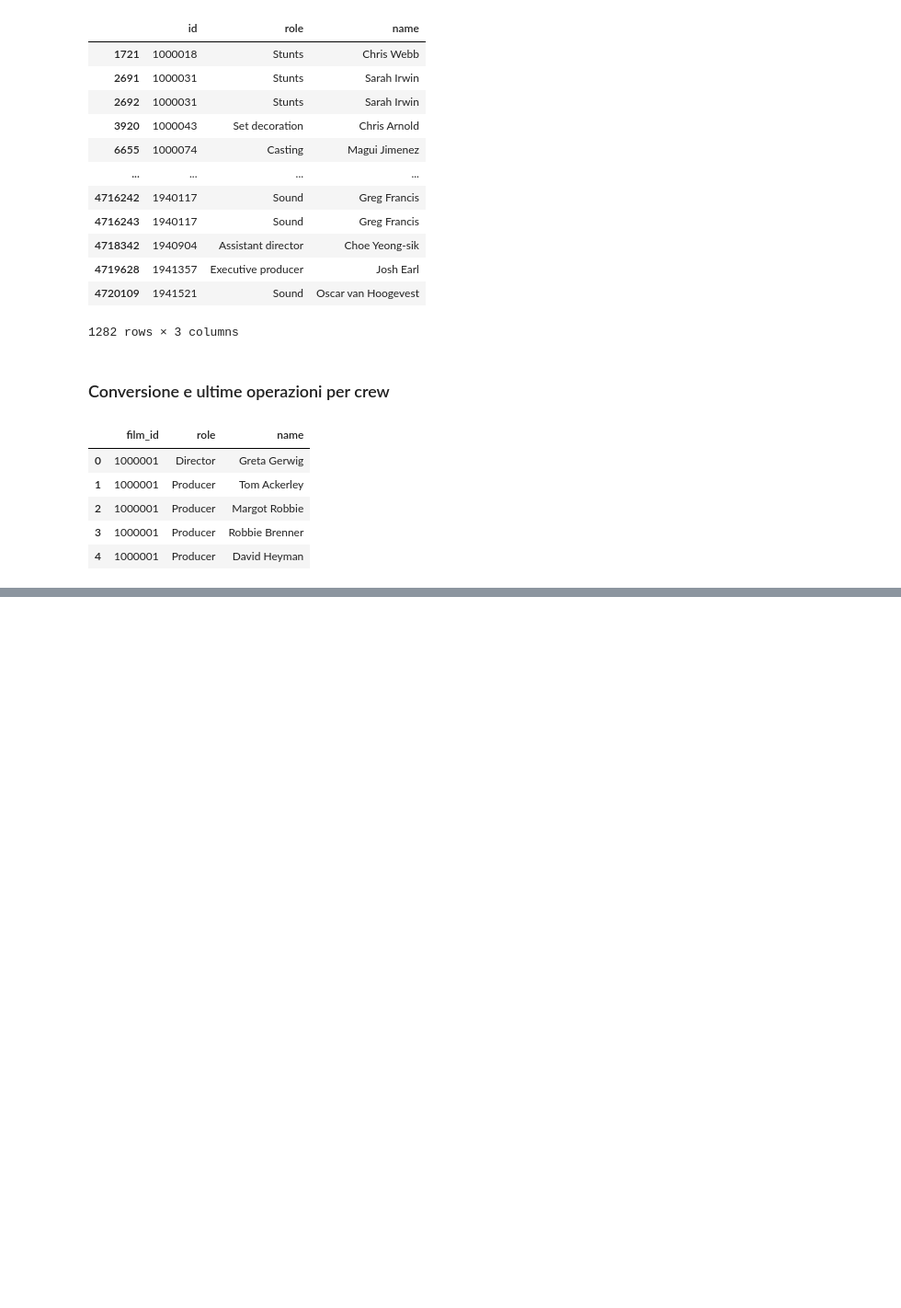
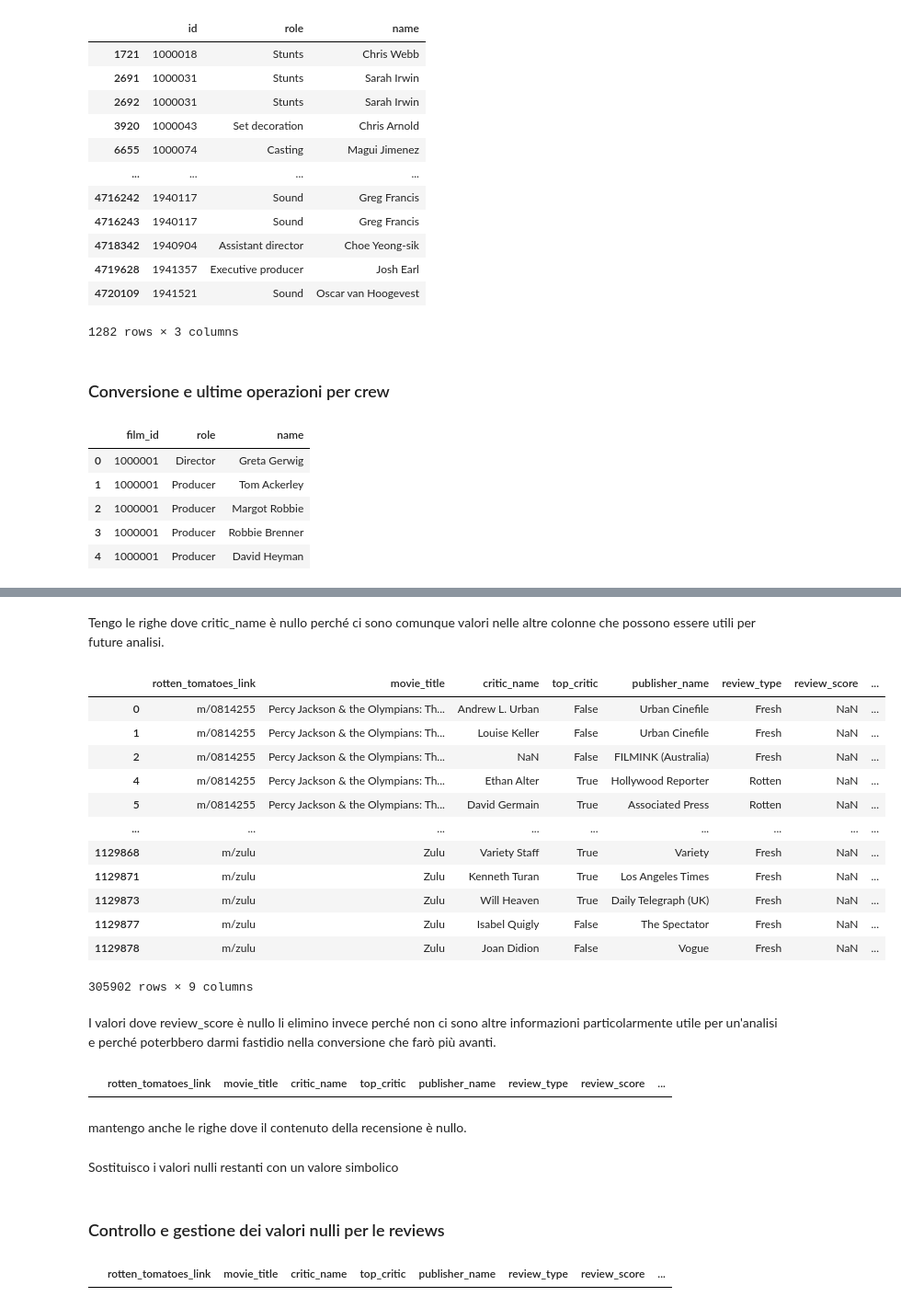
Before and after one commit to DarioMangini/IUM_Progetto_Mangini_Dario, a Jupyter notebook: solution/analisi.ipynb, the cells around one changed output, grey strips where cells are left out. Shown at 92% size. Saved outputs shown, nothing was run; the diff lists cells and outputs as text; code cells hidden in the pictures; blank space fills up the shorter version.

```diff
--- a/solution/analisi.ipynb
+++ b/solution/analisi.ipynb
@@ -607,0 +1163,23 @@ df_crew_clean.head()
+# %% [markdown]
+Tengo le righe dove critic_name è nullo perché ci sono comunque valori nelle altre colonne che possono essere utili per future analisi.
+# %%
+# Trova le righe in cui 'review_score' è null
+null_value = df_rotten_clean.loc[df_rotten_clean['review_score'].isna()]
+
+null_value
+# %% [output]
+|  | rotten_tomatoes_link | movie_title | critic_name | top_critic | publisher_name | review_type | review_score | ... |
+| 0 | m/0814255 | Percy Jackson & the Olympians: Th... | Andrew L. Urban | False | Urban Cinefile | Fresh | NaN | ... |
+| 1 | m/0814255 | Percy Jackson & the Olympians: Th... | Louise Keller | False | Urban Cinefile | Fresh | NaN | ... |
+| 2 | m/0814255 | Percy Jackson & the Olympians: Th... | NaN | False | FILMINK (Australia) | Fresh | NaN | ... |
+| 4 | m/0814255 | Percy Jackson & the Olympians: Th... | Ethan Alter | True | Hollywood Reporter | Rotten | NaN | ... |
+| 5 | m/0814255 | Percy Jackson & the Olympians: Th... | David Germain | True | Associated Press | Rotten | NaN | ... |
+| ... | ... | ... | ... | ... | ... | ... | ... | ... |
+| 1129868 | m/zulu | Zulu | Variety Staff | True | Variety | Fresh | NaN | ... |
+| 1129871 | m/zulu | Zulu | Kenneth Turan | True | Los Angeles Times | Fresh | NaN | ... |
+| 1129873 | m/zulu | Zulu | Will Heaven | True | Daily Telegraph (UK) | Fresh | NaN | ... |
+| 1129877 | m/zulu | Zulu | Isabel Quigly | False | The Spectator | Fresh | NaN | ... |
+| 1129878 | m/zulu | Zulu | Joan Didion | False | Vogue | Fresh | NaN | ... |
+305902 rows × 9 columns
+# %% [markdown]
+I valori dove review_score è nullo li elimino invece perché non ci sono altre informazioni particolarmente utile per un'analisi e perché poterbbero darmi fastidio nella conversione che farò più avanti.
@@ -607,0 +1189,11 @@ df_crew_clean.head()
+# %%
+# Trova le righe in cui 'review_content' è null
+null_value = df_rotten_clean.loc[df_rotten_clean['review_content'].isna()]
+
+null_value
+# %% [output]
+|  | rotten_tomatoes_link | movie_title | critic_name | top_critic | publisher_name | review_type | review_score | ... |
+# %% [markdown]
+mantengo anche le righe dove il contenuto della recensione è nullo.
+# %% [markdown]
+Sostituisco i valori nulli restanti con un valore simbolico
@@ -607,0 +1205,9 @@ df_crew_clean.head()
+# %% [markdown]
+### Controllo e gestione dei valori nulli per le reviews
+# %%
+# Trova i duplicati completi
+duplicates = df_rotten_clean[df_rotten_clean.duplicated()]
+
+duplicates
+# %% [output]
+|  | rotten_tomatoes_link | movie_title | critic_name | top_critic | publisher_name | review_type | review_score | ... |
```
Also changed, not shown: parts of 124 cells of this notebook.
